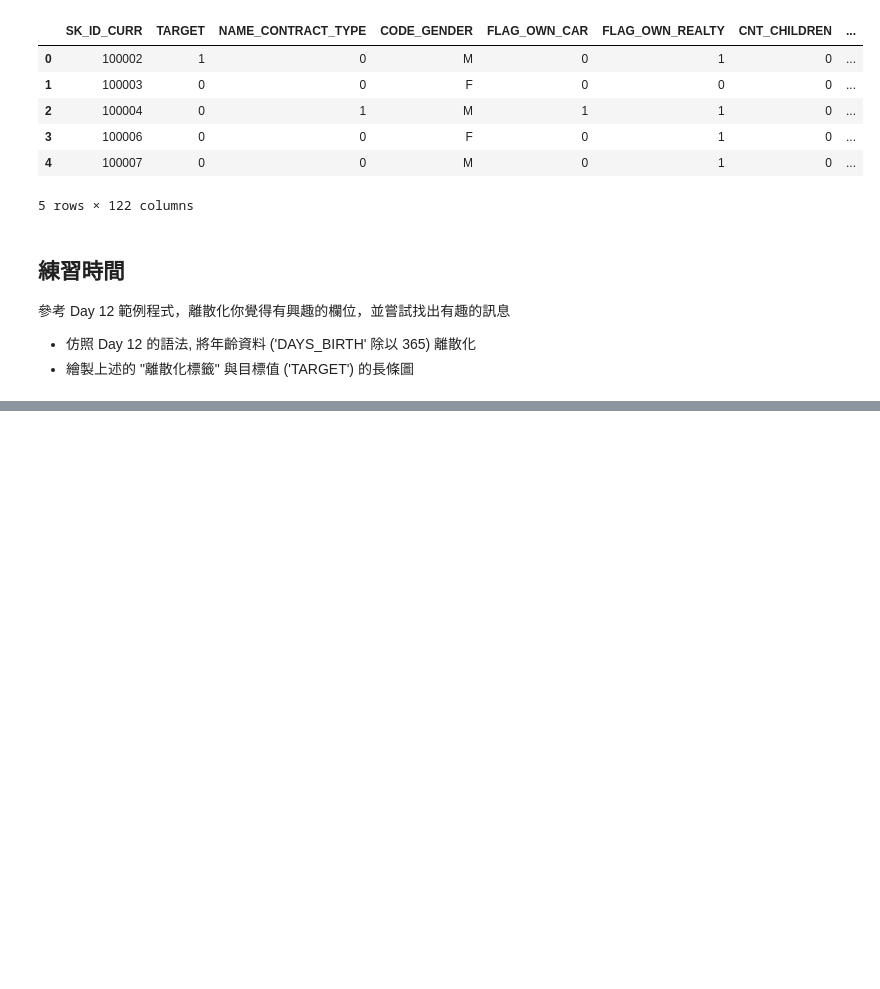
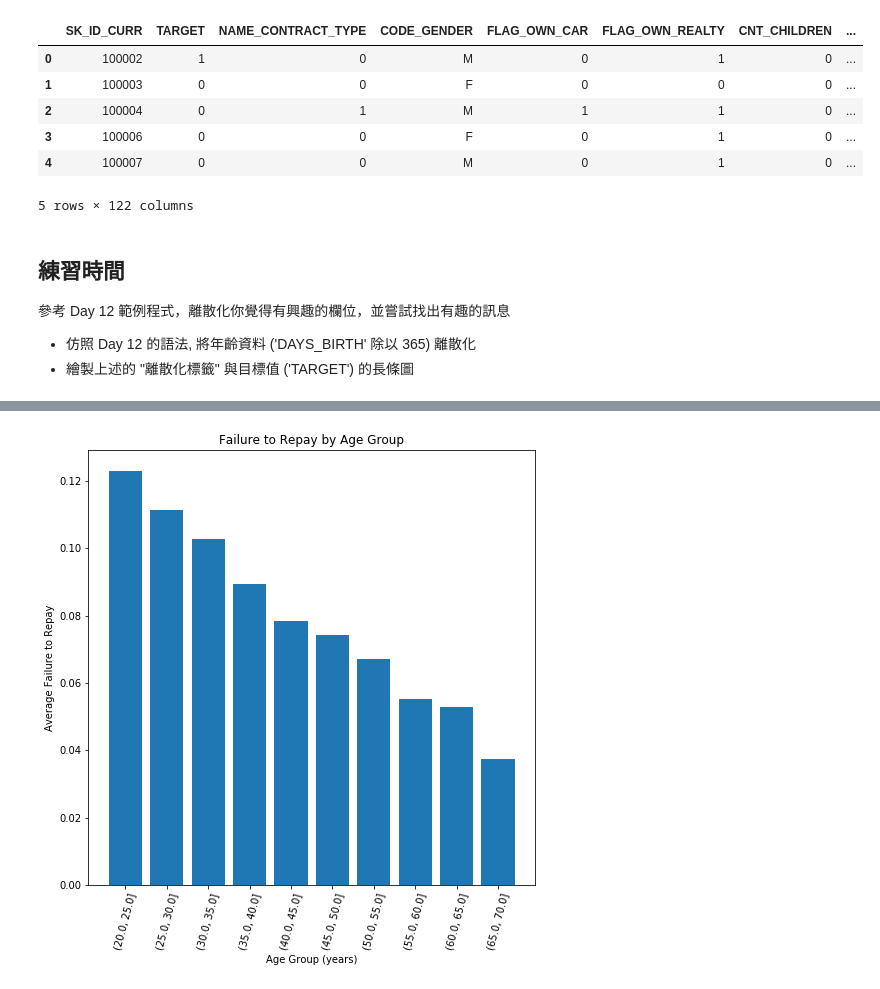
Before and after one commit to charles830918/2nd-ML100Days, a Jupyter notebook: homework/Day_013_HW.ipynb, the cells around one changed output, grey strips where cells are left out. Saved outputs shown, nothing was run; the diff lists cells and outputs as text; code cells hidden in the pictures; blank space fills up the shorter version.

```diff
--- a/homework/Day_013_HW.ipynb
+++ b/homework/Day_013_HW.ipynb
@@ -63,2 +72,0 @@ df['YEARS_BIRTH'] = df['DAYS_BIRTH']/365
-# %%
-df['YEARS_BIRTH_GROUP'] = pd.cut(df['YEARS_BIRTH'], [-np.inf, 0, 10, 20, 30, 40, 50, 60, 70, 80, 90, 100, np.inf])
@@ -84,0 +73,3 @@ group_df.plot.bar(rot=0)
+# %%
+age_data = df[['TARGET', 'DAYS_BIRTH']]
+age_data['YEARS_BIRTH'] = age_data['DAYS_BIRTH']/365
@@ -84,0 +81,3 @@ group_df.plot.bar(rot=0)
+# %%
+age_data['YEARS_BIRTH_GROUP'] = pd.cut(age_data['YEARS_BIRTH'], np.linspace(20, 70, num = 11))
+age_data.head(10)
@@ -84,0 +101,3 @@ group_df.plot.bar(rot=0)
+# %%
+age_group = age_data.groupby('YEARS_BIRTH_GROUP').mean()
+age_group
@@ -84,0 +117,13 @@ group_df.plot.bar(rot=0)
+# %%
+plt.figure(figsize = (8, 8))
+
+# 繪製目標值平均與分組組別的長條圖
+plt.bar(range(len(age_group.index)), age_group['TARGET'])
+
+# 加上 X, y 座標說明, 以及圖表的標題
+plt.xticks(range(len(age_group.index)), age_group.index, rotation = 75)
+plt.xlabel('Age Group (years)')
+plt.ylabel('Average Failure to Repay')
+plt.title('Failure to Repay by Age Group');
+# %% [output]
+[figure, added]
```
Also changed, not shown: parts of 7 cells of this notebook, 2 other files.
